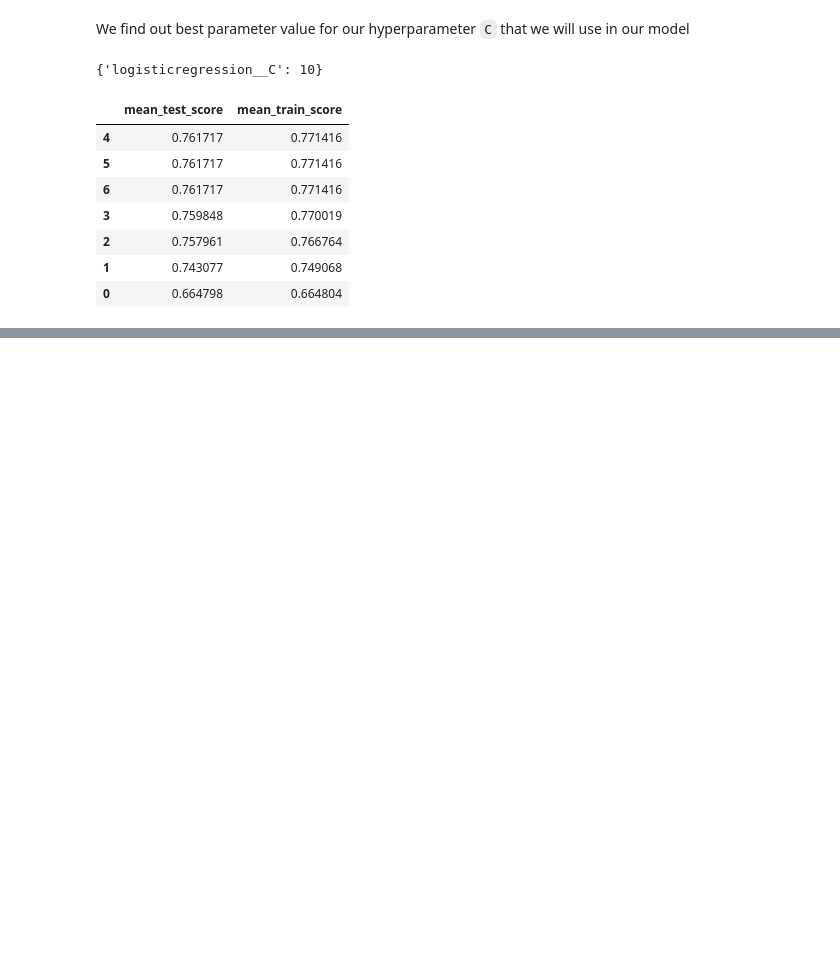
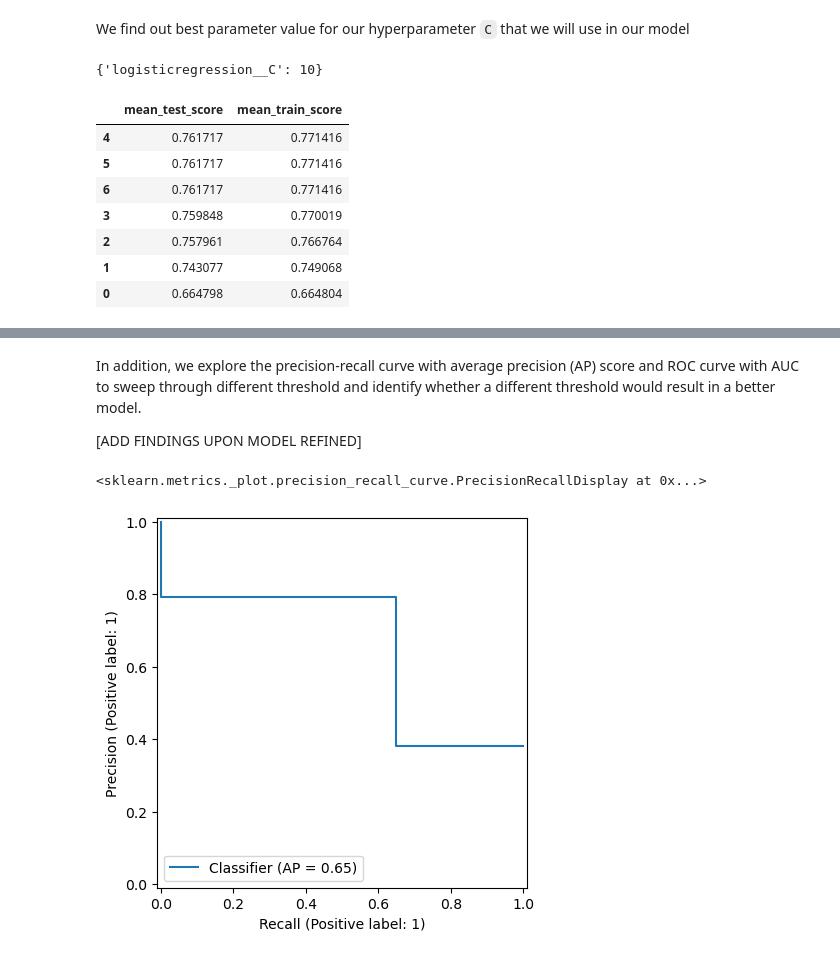
Before and after one commit to UBC-MDS/ClassificationDiabetesAnalysis, a Jupyter notebook: analysis/diabetes_analysis.ipynb, the cells around one changed output, grey strips where cells are left out. Cells and saved outputs as stored; diff of their text form; code cells hidden in the pictures; blank space fills up the shorter version.

```diff
--- a/analysis/diabetes_analysis.ipynb
+++ b/analysis/diabetes_analysis.ipynb
@@ -161,0 +234,9 @@ pd.DataFrame(random_search.cv_results_).sort_values(
+# %% [markdown]
+In addition, we explore the precision-recall curve with average precision (AP) score and ROC curve with AUC to sweep through different threshold and identify whether a different threshold would result in a better model.
+
+[ADD FINDINGS UPON MODEL REFINED]
+# %%
+PrecisionRecallDisplay.from_predictions(y_test, y_pred, pos_label = 1)
+# %% [output]
+<sklearn.metrics._plot.precision_recall_curve.PrecisionRecallDisplay at 0x...>
+[figure, added]
```
Also changed, not shown: parts of 9 cells of this notebook.
